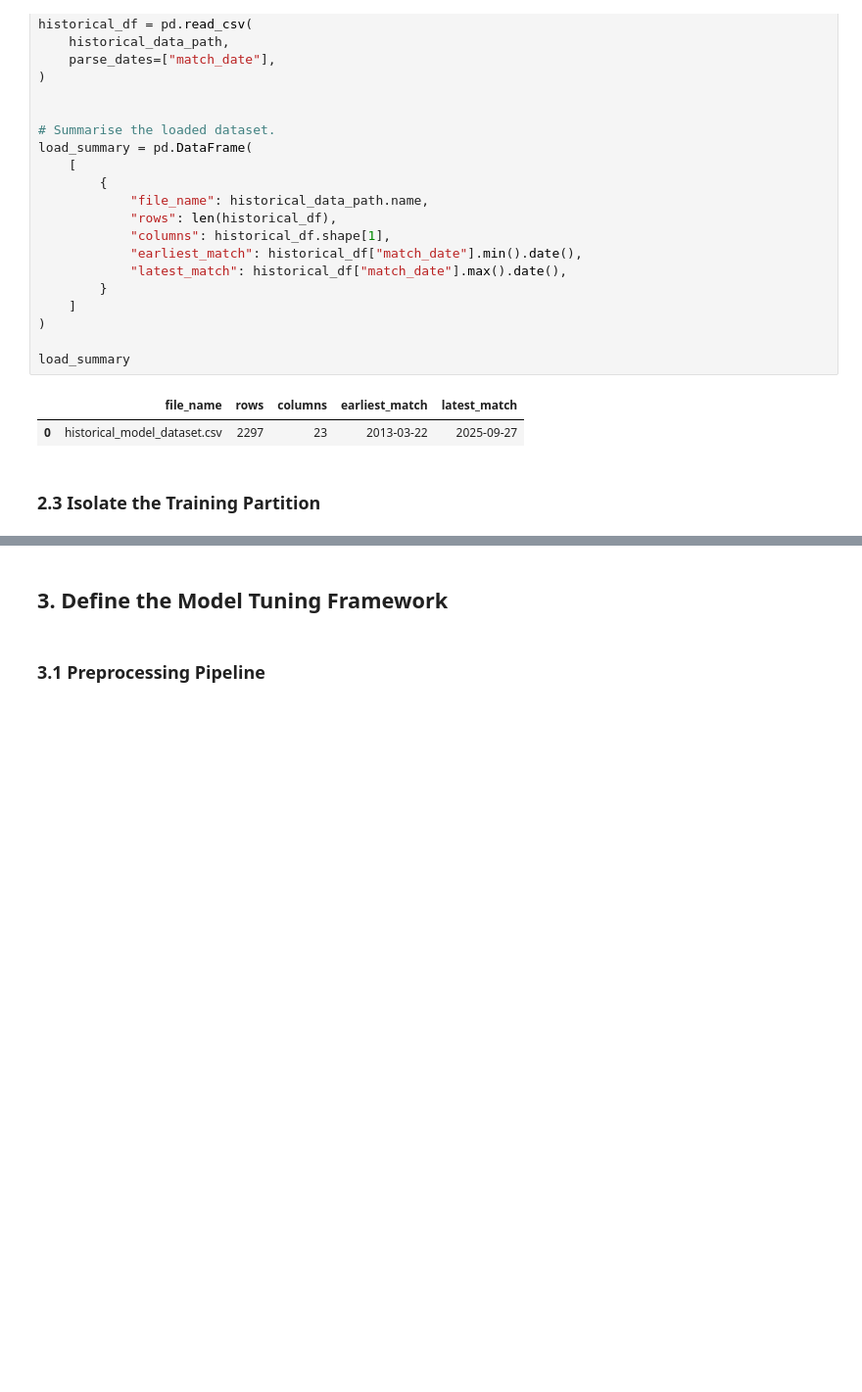
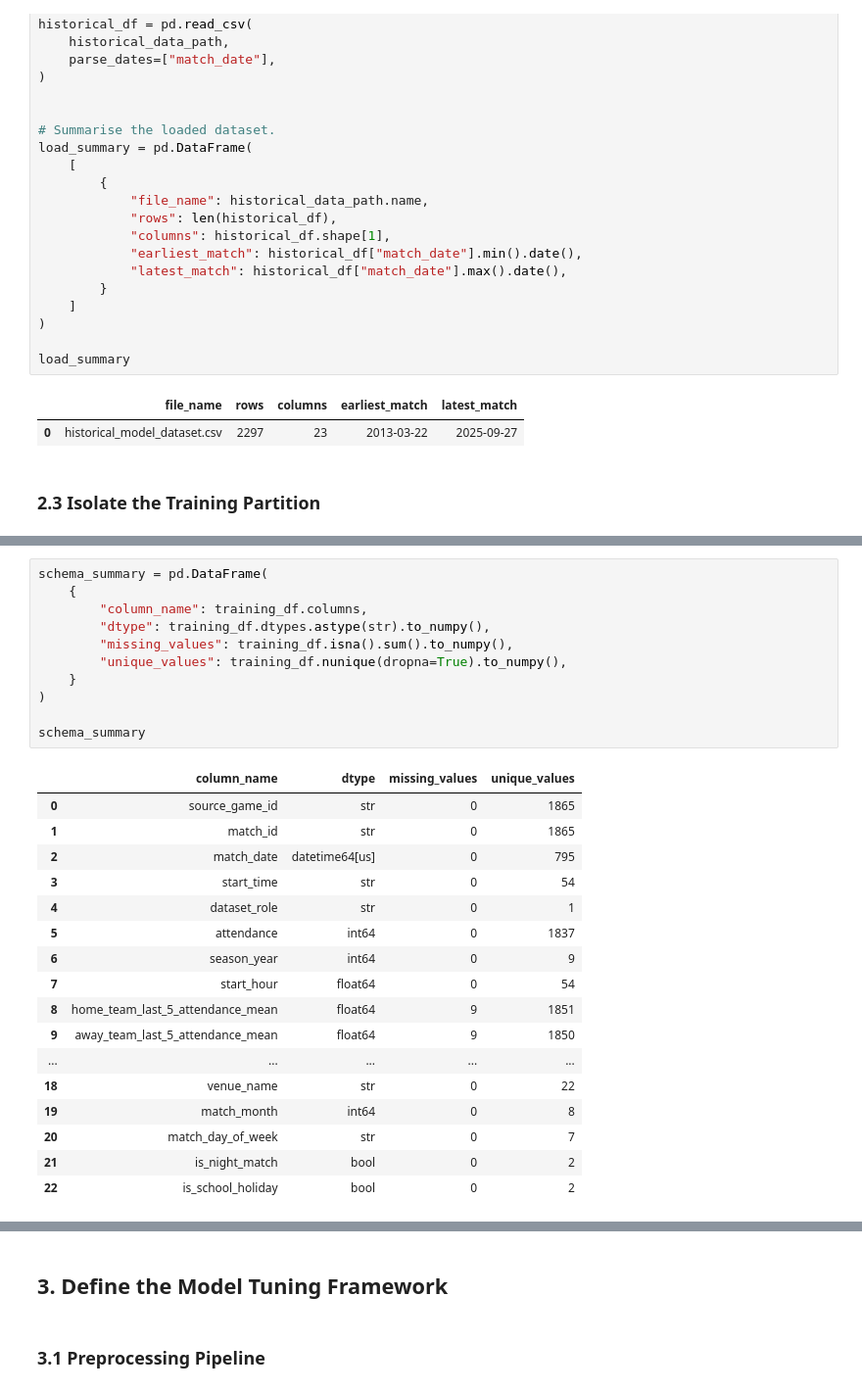
Before and after one commit to Aulymos/afl-matchday-demand-forecasting, a Jupyter notebook: notebooks/05_candidate_model_training_and_tuning.ipynb, the cells around one changed output, grey strips where cells are left out. Shown at 98% size. Saved outputs shown, nothing was run; the diff lists cells and outputs as text; blank space fills up the shorter version.

Commit message:
Train and tune candidate attendance models

```diff
--- a/notebooks/05_candidate_model_training_and_tuning.ipynb
+++ b/notebooks/05_candidate_model_training_and_tuning.ipynb
@@ -101,0 +156,29 @@ load_summary
+# %%
+schema_summary = pd.DataFrame(
+    {
+        "column_name": training_df.columns,
+        "dtype": training_df.dtypes.astype(str).to_numpy(),
+        "missing_values": training_df.isna().sum().to_numpy(),
+        "unique_values": training_df.nunique(dropna=True).to_numpy(),
+    }
+)
+
+schema_summary
+# %% [output]
+|  | column_name | dtype | missing_values | unique_values |
+| 0 | source_game_id | str | 0 | 1865 |
+| 1 | match_id | str | 0 | 1865 |
+| 2 | match_date | datetime64[us] | 0 | 795 |
+| 3 | start_time | str | 0 | 54 |
+| 4 | dataset_role | str | 0 | 1 |
+| 5 | attendance | int64 | 0 | 1837 |
+| 6 | season_year | int64 | 0 | 9 |
+| 7 | start_hour | float64 | 0 | 54 |
+| 8 | home_team_last_5_attendance_mean | float64 | 9 | 1851 |
+| 9 | away_team_last_5_attendance_mean | float64 | 9 | 1850 |
+| ... | ... | ... | ... | ... |
+| 18 | venue_name | str | 0 | 22 |
+| 19 | match_month | int64 | 0 | 8 |
+| 20 | match_day_of_week | str | 0 | 7 |
+| 21 | is_night_match | bool | 0 | 2 |
+| 22 | is_school_holiday | bool | 0 | 2 |
```
Also changed, not shown: parts of 30 cells of this notebook, 2 other files.
